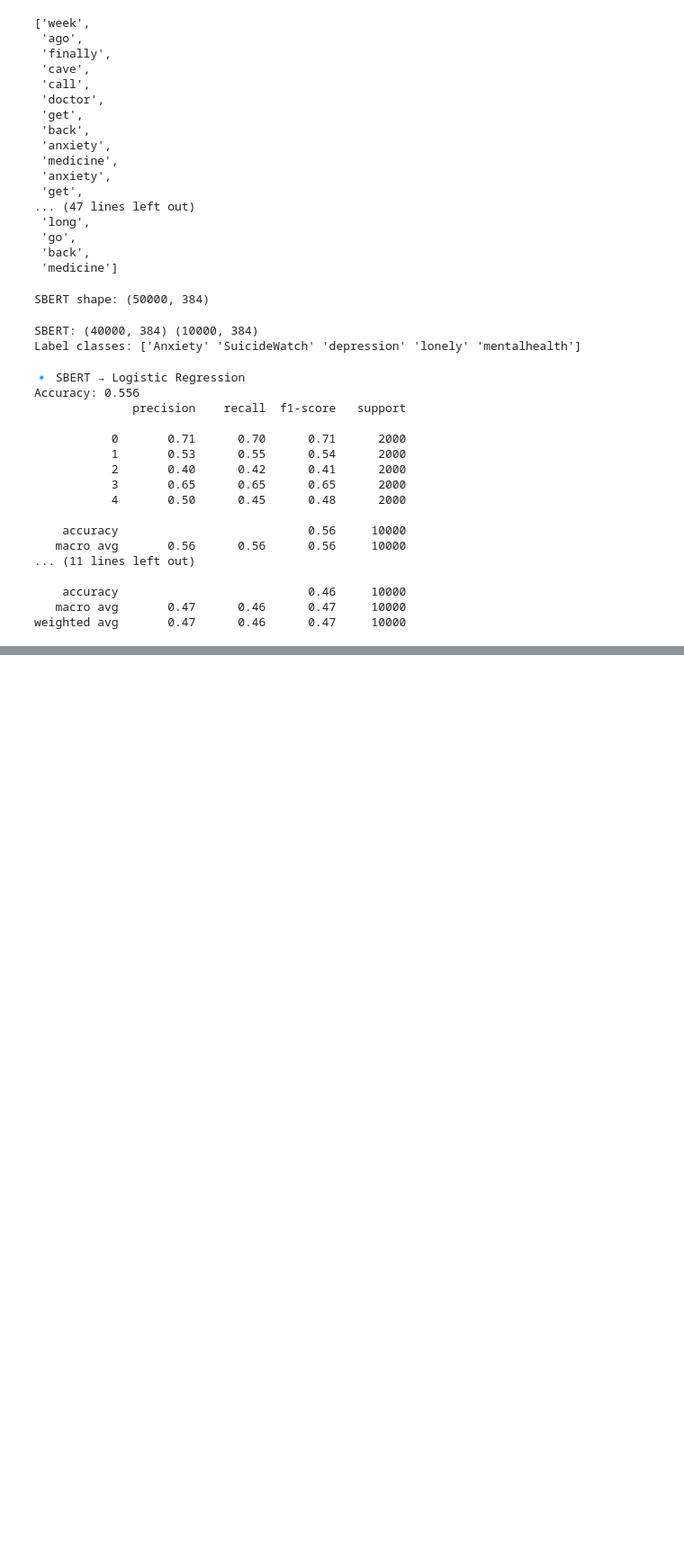
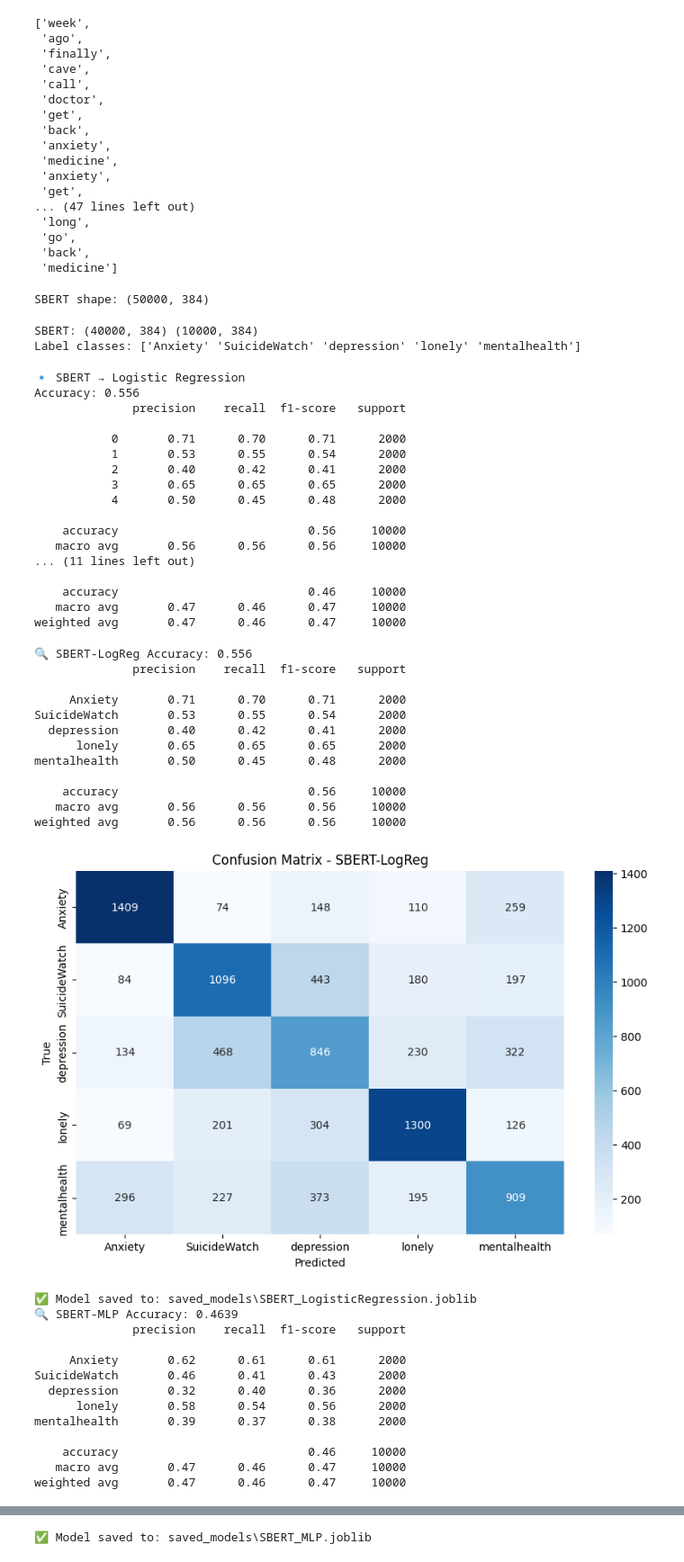
Before and after one commit to pariyaaf/reddit-mental-health-nlp, a Jupyter notebook: bert_jupyter.ipynb, the cells around one changed output, grey strips where cells are left out. Shown: that part at 90% size. Saved outputs shown, nothing was run; the diff lists cells and outputs as text; code cells hidden in the pictures; blank space fills up the shorter version.

Commit message:
Evaluate SBERT-based models with metrics and confusion matrix; add model persistence with joblib

```diff
--- a/bert_jupyter.ipynb
+++ b/bert_jupyter.ipynb
@@ -424,3 +424,57 @@ Accuracy: 0.556
     accuracy                           0.46     10000
    macro avg       0.47      0.46      0.47     10000
 weighted avg       0.47      0.46      0.47     10000
+# %%
+def evaluate_model(model, X_test, y_test, encoder, model_name="Model"):
+    preds = model.predict(X_test)
+    acc = accuracy_score(y_test, preds)
+    print(f"🔍 {model_name} Accuracy:", acc)
+    print(classification_report(y_test, preds, target_names=encoder.classes_))
+
+    cm = confusion_matrix(y_test, preds)
+    plt.figure(figsize=(10, 6))
+    sns.heatmap(cm, annot=True, fmt='d', cmap='Blues',
+                xticklabels=encoder.classes_, yticklabels=encoder.classes_)
+    plt.title(f'Confusion Matrix - {model_name}')
+    plt.xlabel('Predicted')
+    plt.ylabel('True')
+    plt.show()
+# %%
+def save_model(model, model_name, save_dir="saved_models"):
+    os.makedirs(save_dir, exist_ok=True)
+    path = os.path.join(save_dir, f"{model_name}.joblib")
+    joblib.dump(model, path)
+    print(f"✅ Model saved to: {path}")
+# %%
+evaluate_model(model_lr_sbert, X_test_sbert, y_test_sbert, enc_sbert, "SBERT-LogReg")
+save_model(model_lr_sbert, "SBERT_LogisticRegression")
+
+evaluate_model(model_mlp_sbert, X_test_sbert, y_test_sbert, enc_sbert, "SBERT-MLP")
+save_model(model_mlp_sbert, "SBERT_MLP")
+# %% [output]
+🔍 SBERT-LogReg Accuracy: 0.556
+              precision    recall  f1-score   support
+
+     Anxiety       0.71      0.70      0.71      2000
+SuicideWatch       0.53      0.55      0.54      2000
+  depression       0.40      0.42      0.41      2000
+      lonely       0.65      0.65      0.65      2000
+mentalhealth       0.50      0.45      0.48      2000
+
+    accuracy                           0.56     10000
+   macro avg       0.56      0.56      0.56     10000
+weighted avg       0.56      0.56      0.56     10000
+[figure, added]
+✅ Model saved to: saved_models\SBERT_LogisticRegression.joblib
+🔍 SBERT-MLP Accuracy: 0.4639
+              precision    recall  f1-score   support
+
+     Anxiety       0.62      0.61      0.61      2000
+SuicideWatch       0.46      0.41      0.43      2000
+  depression       0.32      0.40      0.36      2000
+      lonely       0.58      0.54      0.56      2000
+mentalhealth       0.39      0.37      0.38      2000
+
+    accuracy                           0.46     10000
+   macro avg       0.47      0.46      0.47     10000
+weighted avg       0.47      0.46      0.47     10000
@@ -426,0 +482 @@ weighted avg       0.47      0.46      0.47     10000
+✅ Model saved to: saved_models\SBERT_MLP.joblib
```
Also changed, not shown: parts of 1 cell of this notebook.
